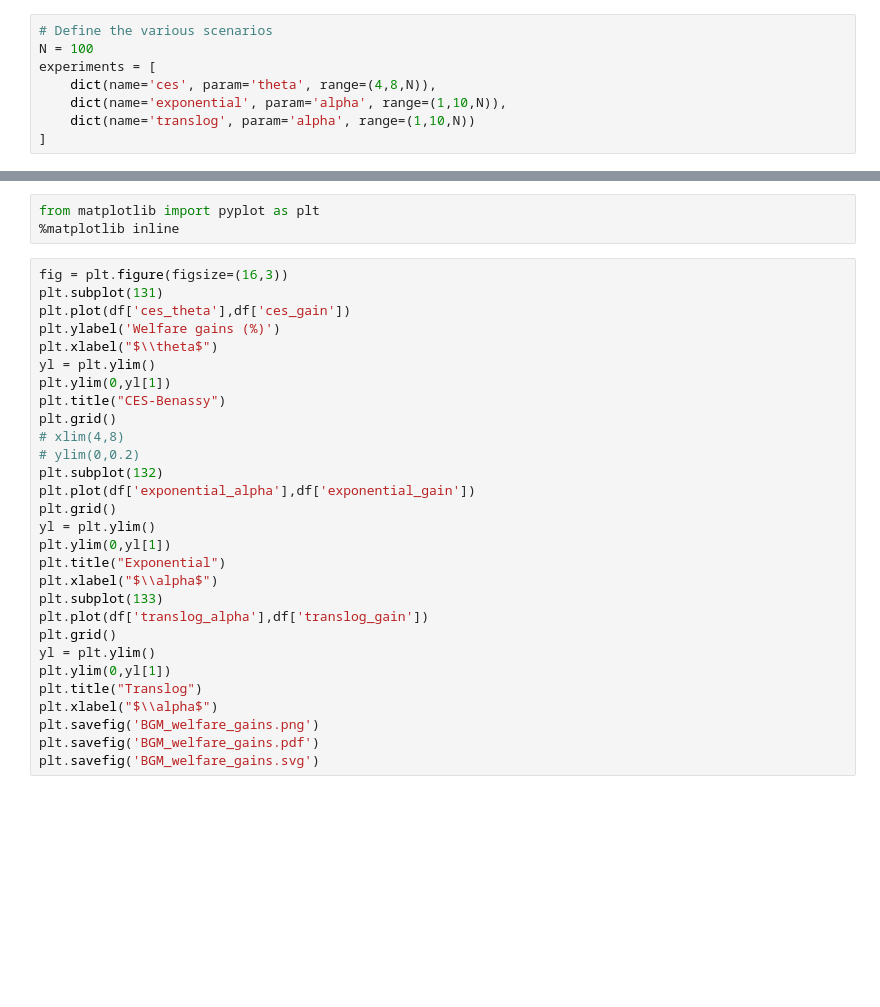
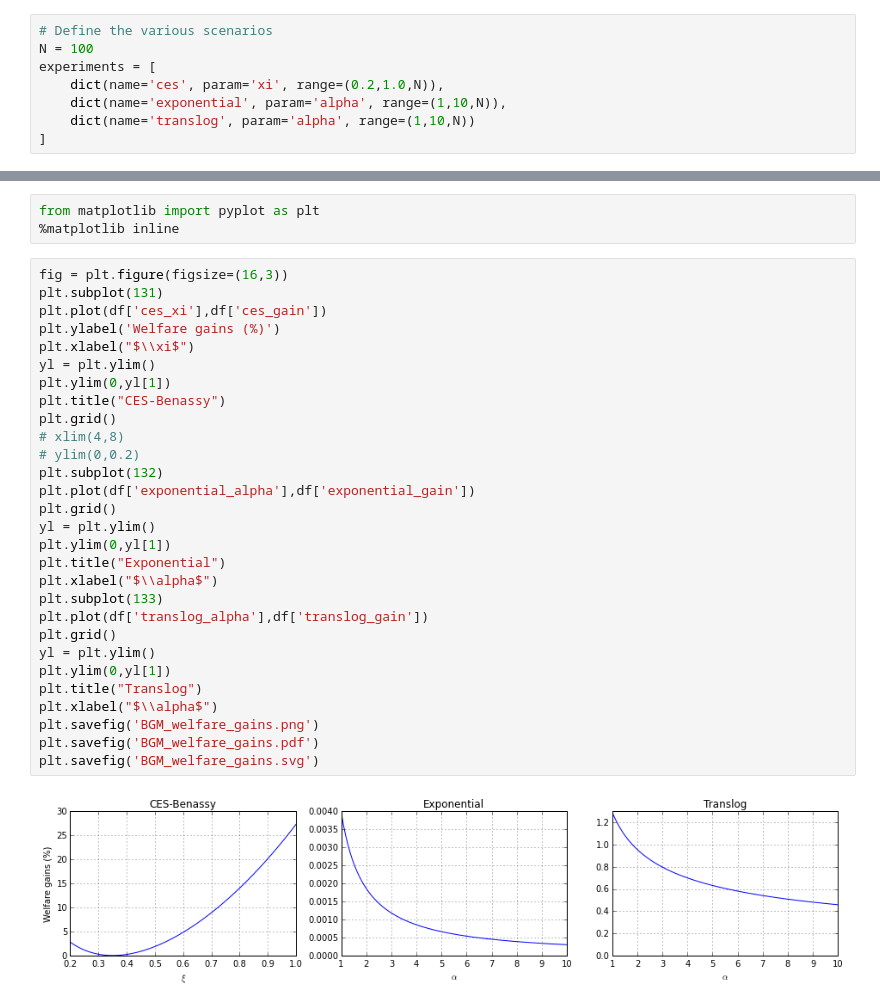
Before and after one commit to albop/BGM, a Jupyter notebook: Produce graphs.ipynb, the cells around one changed output, grey strips where cells are left out. Drawn from its saved outputs; the diff is of its cells as text; blank space fills up the shorter version.

Commit message:
Updated graphs.

```diff
--- a/Produce graphs.ipynb
+++ b/Produce graphs.ipynb
@@ -4,7 +4,7 @@
 # Define the various scenarios
 N = 100
 experiments = [
-    dict(name='ces', param='theta', range=(4,8,N)),
+    dict(name='ces', param='xi', range=(0.2,1.0,N)),
     dict(name='exponential', param='alpha', range=(1,10,N)),
     dict(name='translog', param='alpha', range=(1,10,N))
 ]
@@ -121,32 +144,34 @@ from matplotlib import pyplot as plt
 # %%
 fig = plt.figure(figsize=(16,3))
 plt.subplot(131)
-plt.plot(df['ces_theta'],df['ces_gain'])
+plt.plot(df['ces_xi'],df['ces_gain'])
 plt.ylabel('Welfare gains (%)')
-plt.xlabel("$\\theta$")
+plt.xlabel("$\\xi$")
 yl = plt.ylim()
 plt.ylim(0,yl[1])
 plt.title("CES-Benassy")
 plt.grid()
 # xlim(4,8)
 # ylim(0,0.2)
 plt.subplot(132)
 plt.plot(df['exponential_alpha'],df['exponential_gain'])
 plt.grid()
 yl = plt.ylim()
 plt.ylim(0,yl[1])
 plt.title("Exponential")
 plt.xlabel("$\\alpha$")
 plt.subplot(133)
 plt.plot(df['translog_alpha'],df['translog_gain'])
 plt.grid()
 yl = plt.ylim()
 plt.ylim(0,yl[1])
 plt.title("Translog")
 plt.xlabel("$\\alpha$")
 plt.savefig('BGM_welfare_gains.png')
 plt.savefig('BGM_welfare_gains.pdf')
 plt.savefig('BGM_welfare_gains.svg')
+# %% [output]
+[figure, added]
 # %%
 ## optional: export with plotly
 from plotly import plotly
```
Also changed, not shown: parts of 4 cells of this notebook, 5 other files.
